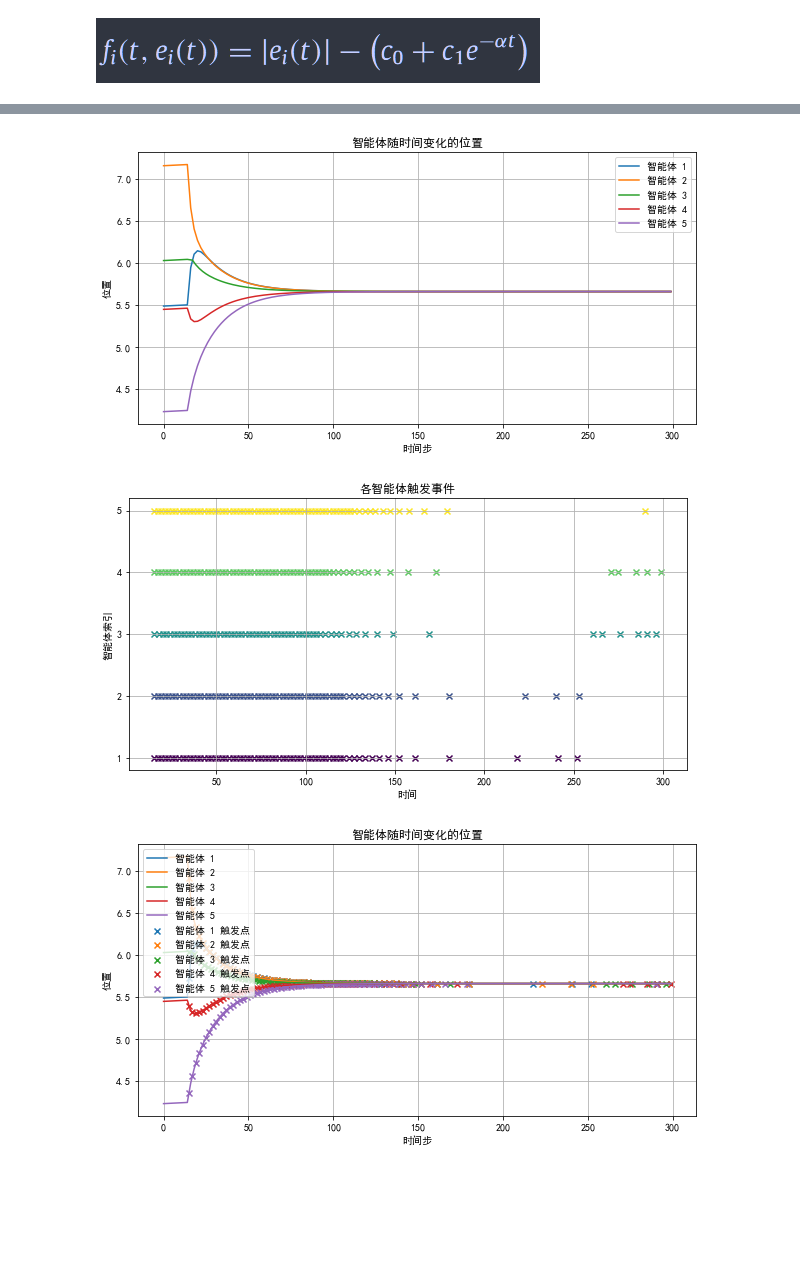
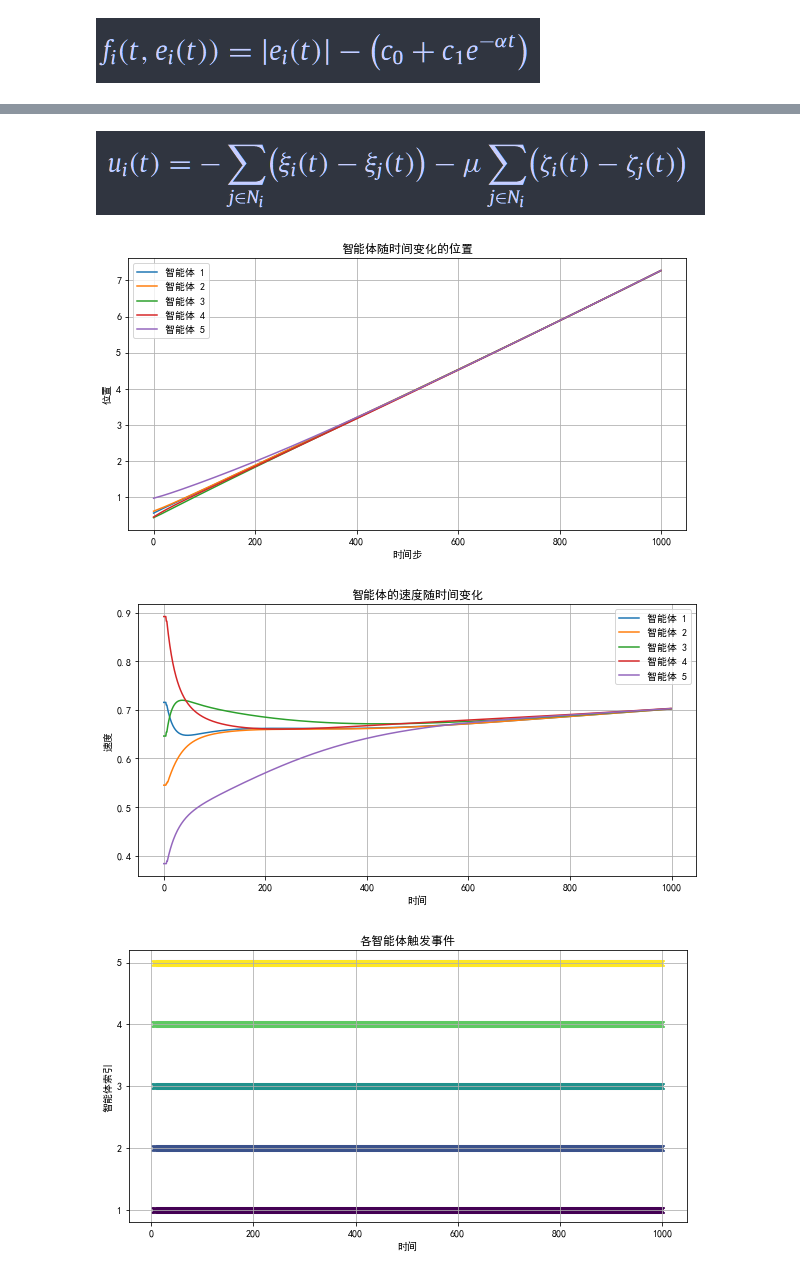
Before and after one commit to yjchenCN/Multi-agent-consensus-algorithm, a Jupyter notebook: Event-based broadcasting for multi-agent average consensus.ipynb, the cells around one changed output, grey strips where cells are left out. Saved outputs shown, nothing was run; the diff lists cells and outputs as text; code cells hidden in the pictures; blank space fills up the shorter version.

```diff
--- a/Event-based broadcasting for multi-agent average consensus.ipynb
+++ b/Event-based broadcasting for multi-agent average consensus.ipynb
@@ -150,19 +134,23 @@ plt.show()
+# %% [markdown]
+![image.png](attachment:image.png)
 # %%
 import numpy as np
 import matplotlib.pyplot as plt
 
 class Agent:
-    def __init__(self, initial_position, index):
+    def __init__(self, initial_position, initial_velocity, index):
         self.position = initial_position
+        self.velocity = initial_velocity
         self.index = index
         self.neighbors = []
         self.last_broadcast_position = self.position  #存储了该智能体最近一次广播的位置
+        self.last_broadcast_velocity = self.velocity
         self.trigger_points = []
-        self.z = 0.01
+        self.u = 0.1
         self.c_0 = 0.0001
         self.c_1 = 0.2499
-        self.alpha = 0.9 * second_smallest_eigenvalue
-
+        self.alpha = 0.4669
+        self.mu = 2
 
     def add_neighbor(self, neighbor):
         if neighbor not in self.neighbors:
@@ -172,31 +160,33 @@ class Agent:
     def is_neighbor(self, agent):
         return agent in self.neighbors
 
-    def get_position(self):
-        return self.position
+    def update_position(self, t, dt):
+        e_i_position = self.last_broadcast_position - self.position
+        e_i_velocity = self.last_broadcast_velocity - self.velocity
+        trigger_condition = np.linalg.norm([e_i_position, self.mu * e_i_velocity]) - (self.c_0 + self.c_1 * np.exp(-self.alpha * t))
 
-    def update_position(self, t, dt):
-        e_i = self.last_broadcast_position - self.position
-        trigger_condition = np.abs(e_i) - (self.c_0 + self.c_1 * np.exp(- self.alpha * t))
 
-        # 如果事件触发函数大于等于0，则更新位置并广播新位置
+        # 如果事件触发函数大于等于0，则更新位置
         if trigger_condition >= 0:
-            z_bar_squared = - sum(self.is_neighbor(neighbor) * (self.position - neighbor.get_position()) for neighbor in self.neighbors)
-            self.position += z_bar_squared * dt
+            u_i = - sum(self.is_neighbor(neighbor) * (self.last_broadcast_position - neighbor.last_broadcast_position) for neighbor in self.neighbors) \
+                - self.mu * sum(self.is_neighbor(neighbor) * (self.last_broadcast_velocity - neighbor.last_broadcast_velocity) for neighbor in self.neighbors)
+
+            self.velocity += u_i * dt
             self.last_broadcast_position = self.position
-            self.z = z_bar_squared
+            self.last_broadcast_velocity = self.velocity
+            self.u = u_i
             #记录触发的相关信息
-            self.trigger_points.append((t, self.position))
-        else:
-            self.position += self.z * dt
+            self.trigger_points.append((t, self.velocity))
+        self.position += self.velocity * dt
+
 
 
 # 初始化参数和智能体
 num_agents = 5
-num_iterations = 300
-dt = 0.1
+num_iterations = 1000
+dt = 0.01
 np.random.seed(0)
-agents = [Agent(np.random.rand() * 10, i) for i in range(num_agents)]
+agents = [Agent(np.random.rand(), np.random.rand(), i) for i in range(num_agents)]
 
 # 定义邻居关系
 agents[0].add_neighbor(agents[1])
@@ -219,13 +209,14 @@ spectral_norm = np.max(np.abs(eigenvalues))
 second_smallest_eigenvalue = np.partition(eigenvalues, 1)[1]
 
 
-
 # 运行模拟
 positions = np.zeros((num_iterations, num_agents))
+velocities = np.zeros((num_iterations, num_agents))
 for t in range(num_iterations):
     for agent in agents:
         agent.update_position(t, dt)
         positions[t, agent.index] = agent.position
+        velocities[t, agent.index] = agent.velocity
 
 
 # 绘制结果图
@@ -235,51 +226,49 @@ for i, agent in enumerate(agents):
 plt.xlabel('时间步')
 plt.ylabel('位置')
 plt.title('智能体随时间变化的位置')
+plt.legend()
+plt.grid(True)
+
+plt.figure(figsize=(10, 5))
+for i, agent in enumerate(agents):
+    plt.plot(velocities[:, i], label=f'智能体 {i+1}')
+plt.xlabel('时间')
+plt.ylabel('速度')
+plt.title('智能体的速度随时间变化')
 plt.legend()
 plt.grid(True)
 
 
 # 绘制触发事件图，确保智能体的触发事件颜色与其位置图中的颜色相匹配
 plt.figure(figsize=(10, 5))
 colors = plt.cm.viridis(np.linspace(0, 1, num_agents))  # 生成颜色映射
 # 收集所有智能体的触发时间点和对应的索引
 trigger_events = []
 for i, agent in enumerate(agents):
     for t, _ in agent.trigger_points:
         trigger_events.append((t, i + 1, colors[i]))  # 存储时间、智能体索引和颜色
 # 按触发时间排序
 trigger_events.sort()
 # 绘制触发事件
 for t, i, color in trigger_events:
     plt.scatter(t, i, marker='x', color=color)  # 使用相应颜色绘制触发事件
 plt.xlabel('时间')
 plt.ylabel('智能体索引')
 plt.title('各智能体触发事件')
 plt.yticks(range(1, num_agents + 1))  # 设置y轴刻度以匹配智能体的索引
 plt.grid(True)
 plt.show()
 
 
-plt.figure(figsize=(10, 5))
-for i, agent in enumerate(agents):
-    plt.plot(positions[:, i], label=f'智能体 {i+1}')
-    # 绘制事件触发点
-    if agent.trigger_points:
-        trigger_times, trigger_positions = zip(*agent.trigger_points)
-        plt.scatter(trigger_times, trigger_positions, marker='x', label=f'智能体 {i + 1} 触发点')
-plt.xlabel('时间步')
-plt.ylabel('位置')
-plt.title('智能体随时间变化的位置')
-plt.legend()
-plt.grid(True)
+
 
 
 # 解决中文显示问题
 plt.rcParams['font.sans-serif'] = ['SimHei']  # 指定默认字体为黑体
 plt.rcParams['axes.unicode_minus'] = False  # 解决保存图像时负号 '-' 显示为方块的问题
 
 plt.show()
 # %% [output]
-[figure, old version]
+[figure, new version]
-[figure, old version]
+[figure, new version]
-[figure, old version]
+[figure, new version]
```
Also changed, not shown: parts of 1 cell of this notebook.
